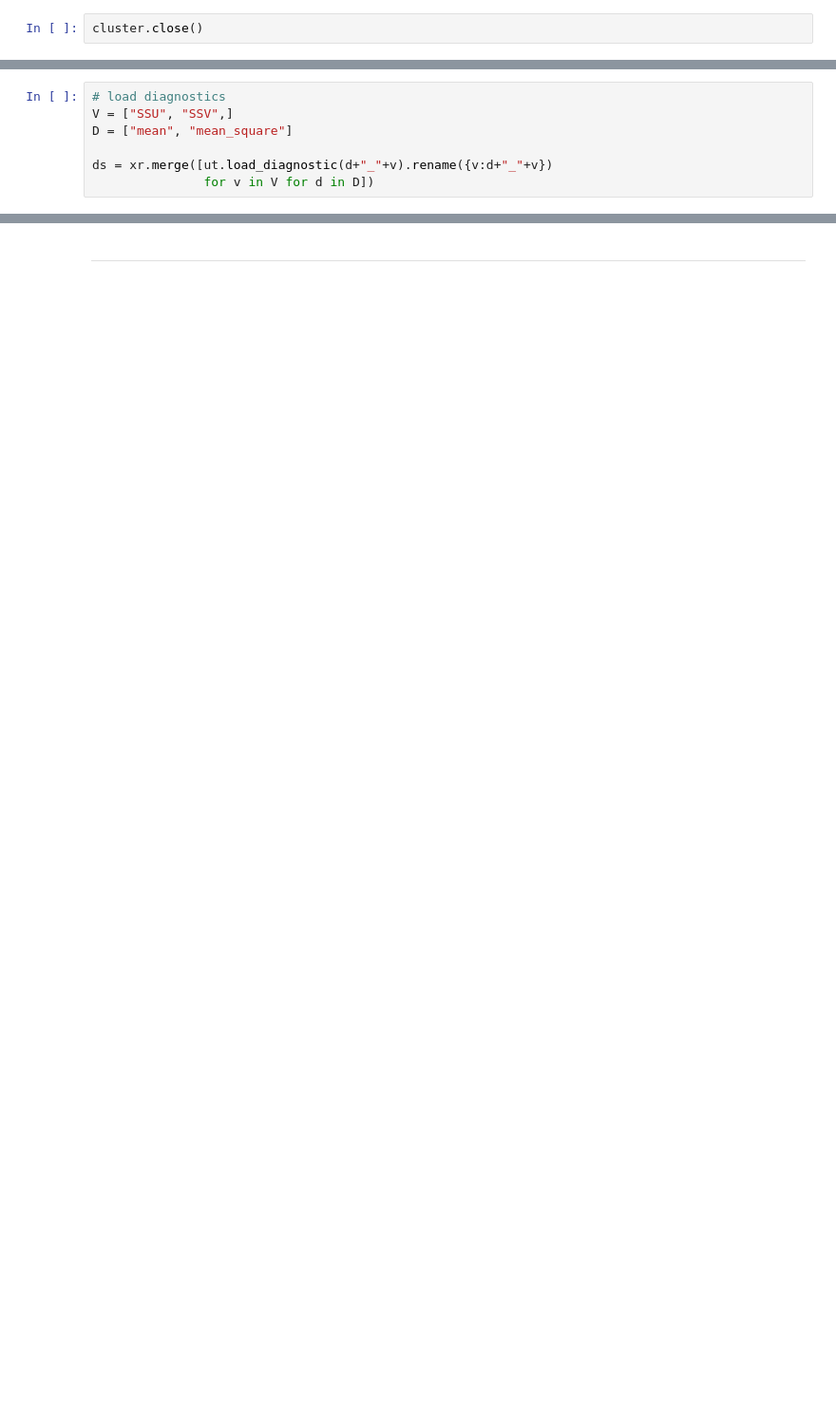
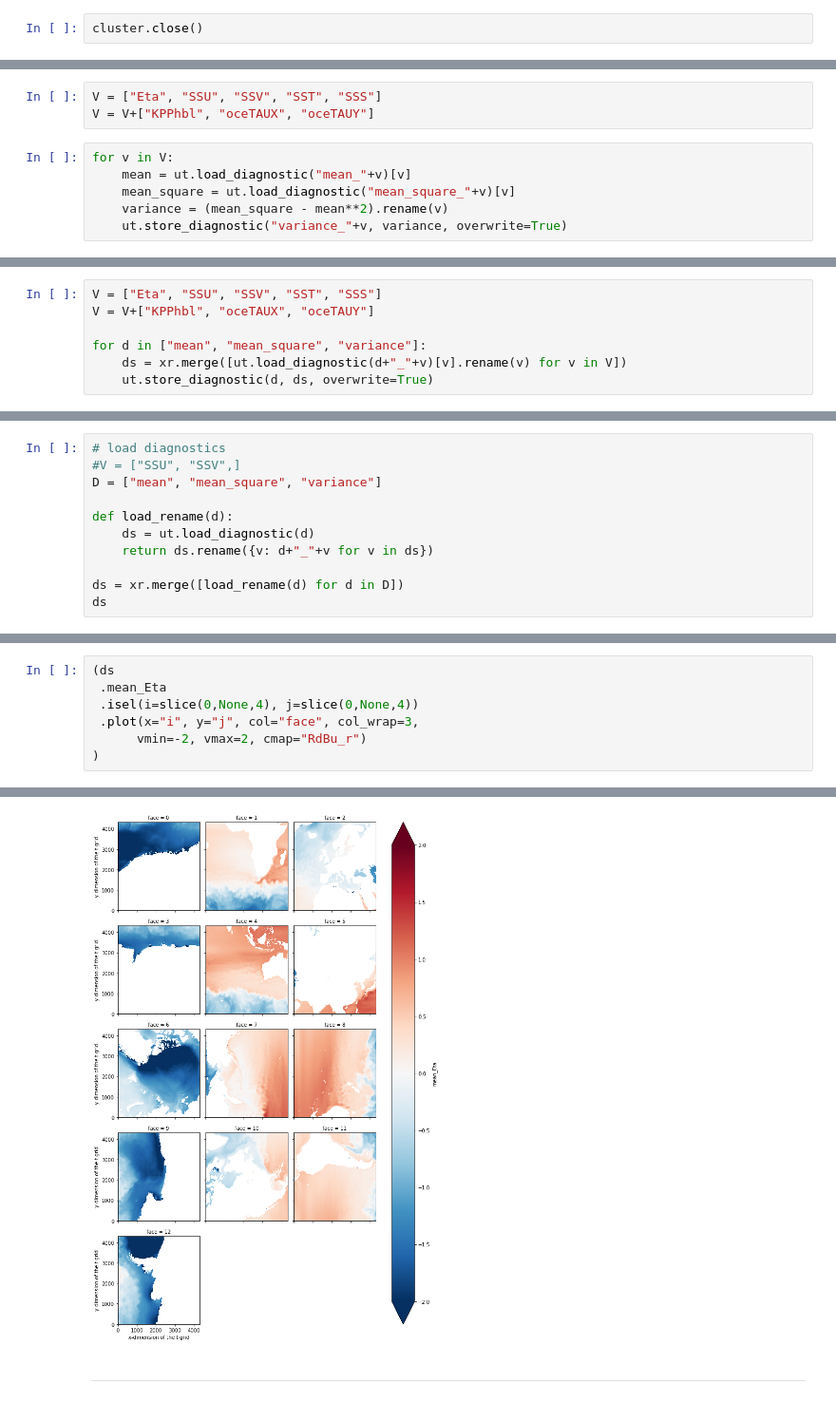
Before and after one commit to apatlpo/mit_equinox, a Jupyter notebook: basic_stats/mean_and_square.ipynb, the cells around one changed output, grey strips where cells are left out. Shown at 95% size. Saved outputs shown, nothing was run; the diff lists cells and outputs as text; blank space fills up the shorter version.

```diff
--- a/basic_stats/mean_and_square.ipynb
+++ b/basic_stats/mean_and_square.ipynb
@@ -74,0 +78,9 @@ cluster.close()
+# %%
+V = ["Eta", "SSU", "SSV", "SST", "SSS"]
+V = V+["KPPhbl", "oceTAUX", "oceTAUY"]
+# %%
+for v in V:
+    mean = ut.load_diagnostic("mean_"+v)[v]
+    mean_square = ut.load_diagnostic("mean_square_"+v)[v]
+    variance = (mean_square - mean**2).rename(v)
+    ut.store_diagnostic("variance_"+v, variance, overwrite=True)
@@ -74,0 +100,7 @@ cluster.close()
+# %%
+V = ["Eta", "SSU", "SSV", "SST", "SSS"]
+V = V+["KPPhbl", "oceTAUX", "oceTAUY"]
+
+for d in ["mean", "mean_square", "variance"]:
+    ds = xr.merge([ut.load_diagnostic(d+"_"+v)[v].rename(v) for v in V])
+    ut.store_diagnostic(d, ds, overwrite=True)
@@ -75,7 +115,11 @@ cluster.close()
 # %%
 # load diagnostics
-V = ["SSU", "SSV",]
-D = ["mean", "mean_square"]
+#V = ["SSU", "SSV",]
+D = ["mean", "mean_square", "variance"]
 
-ds = xr.merge([ut.load_diagnostic(d+"_"+v).rename({v:d+"_"+v})
-               for v in V for d in D])
+def load_rename(d):
+    ds = ut.load_diagnostic(d)
+    return ds.rename({v: d+"_"+v for v in ds})
+
+ds = xr.merge([load_rename(d) for d in D])
+ds
@@ -81,0 +144,8 @@ ds = xr.merge([ut.load_diagnostic(d+"_"+v).rename({v:d+"_"+v})
+# %%
+(ds
+ .mean_Eta
+ .isel(i=slice(0,None,4), j=slice(0,None,4))
+ .plot(x="i", y="j", col="face", col_wrap=3,
+      vmin=-2, vmax=2, cmap="RdBu_r")
+)
+# %% [output]
@@ -82,2 +153,3 @@ ds = xr.merge([ut.load_diagnostic(d+"_"+v).rename({v:d+"_"+v})
+[figure, added]
 # %% [markdown]
 ---
```
Also changed, not shown: parts of 15 cells of this notebook, 1 other file.
